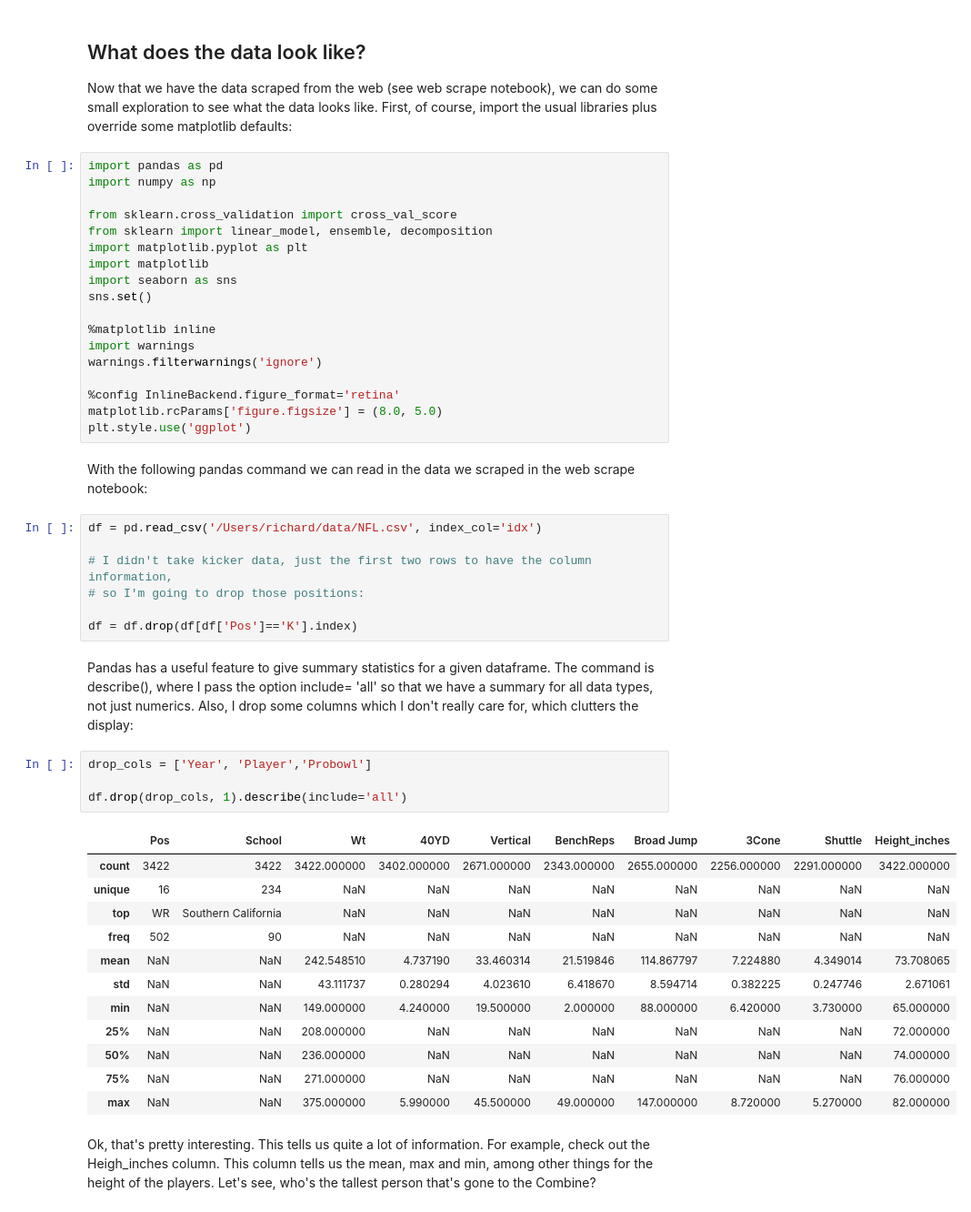
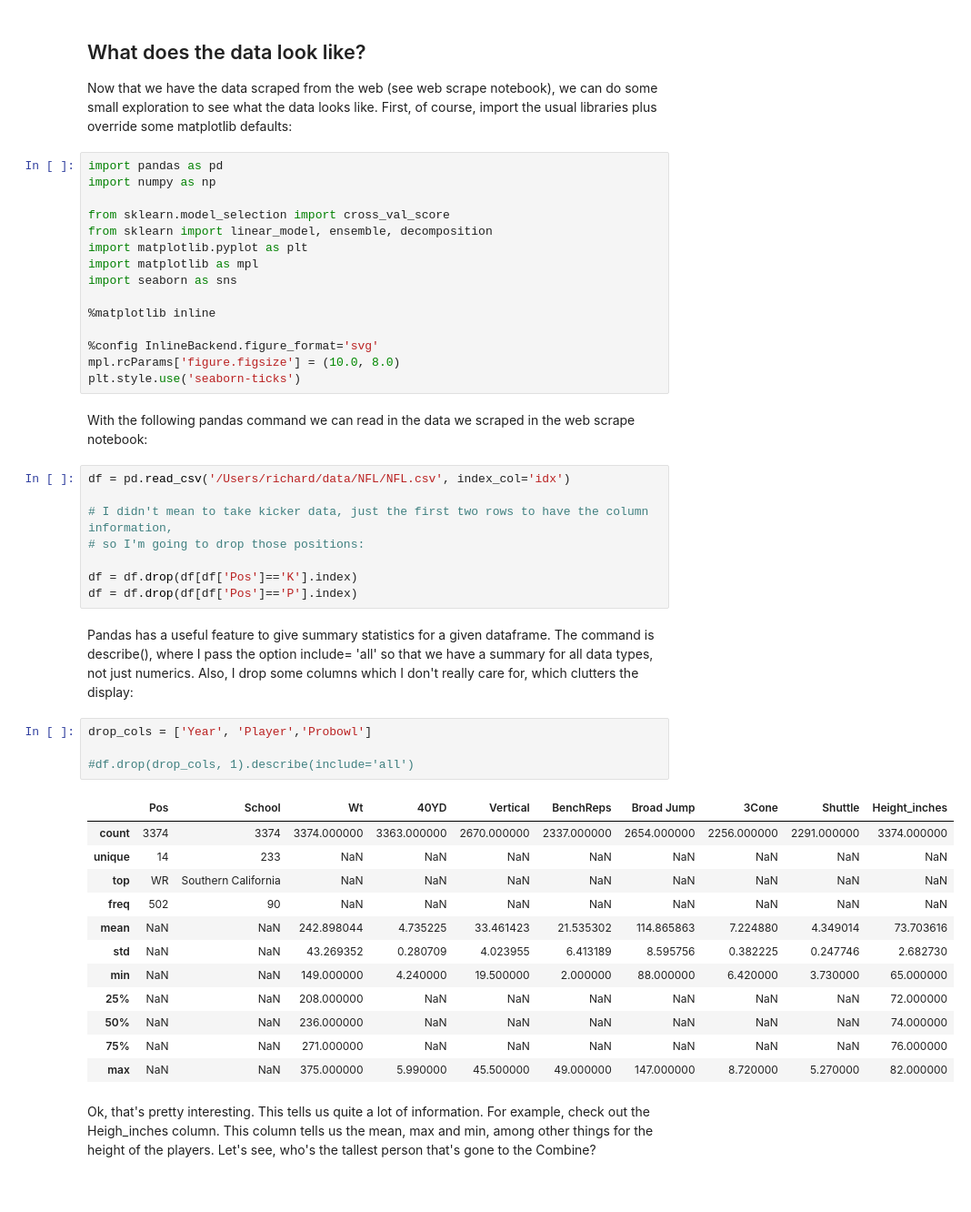
Before and after one commit to richardagalvez/NFLAnalysis, a Jupyter notebook: Data_exploration.ipynb, the cells around one changed output. Shown: that part at 91% size. Drawn from its saved outputs; the diff is of its cells as text.

```diff
--- a/Data_exploration.ipynb
+++ b/Data_exploration.ipynb
@@ -8,43 +8,41 @@ Now that we have the data scraped from the web (see web scrape notebook), we can
 import pandas as pd
 import numpy as np
 
-from sklearn.cross_validation import cross_val_score
+from sklearn.model_selection import cross_val_score
 from sklearn import linear_model, ensemble, decomposition
 import matplotlib.pyplot as plt
-import matplotlib
+import matplotlib as mpl
 import seaborn as sns
-sns.set()
 
 %matplotlib inline
-import warnings
-warnings.filterwarnings('ignore')
 
-%config InlineBackend.figure_format='retina'
-matplotlib.rcParams['figure.figsize'] = (8.0, 5.0)
-plt.style.use('ggplot')
+%config InlineBackend.figure_format='svg'
+mpl.rcParams['figure.figsize'] = (10.0, 8.0)
+plt.style.use('seaborn-ticks')
 # %% [markdown]
 With the following pandas command we can read in the data we scraped in the web scrape notebook:
 # %%
-df = pd.read_csv('/Users/richard/data/NFL.csv', index_col='idx')
+df = pd.read_csv('/Users/richard/data/NFL/NFL.csv', index_col='idx')
 
-# I didn't take kicker data, just the first two rows to have the column information,
+# I didn't mean to take kicker data, just the first two rows to have the column information,
 # so I'm going to drop those positions:
 
 df = df.drop(df[df['Pos']=='K'].index)
+df = df.drop(df[df['Pos']=='P'].index)
 # %% [markdown]
 Pandas has a useful feature to give summary statistics for a given dataframe. The command is describe(), where I pass the option include= 'all' so that we have a summary for all data types, not just numerics. Also, I drop some columns which I don't really care for, which clutters the display:
 # %%
 drop_cols = ['Year', 'Player','Probowl']
 
-df.drop(drop_cols, 1).describe(include='all')
+#df.drop(drop_cols, 1).describe(include='all')
 # %% [output]
 |  | Pos | School | Wt | 40YD | Vertical | BenchReps | Broad Jump | 3Cone | Shuttle | Height_inches |
-| count | 3422 | 3422 | 3422.000000 | 3402.000000 | 2671.000000 | 2343.000000 | 2655.000000 | 2256.000000 | 2291.000000 | 3422.000000 |
-| unique | 16 | 234 | NaN | NaN | NaN | NaN | NaN | NaN | NaN | NaN |
+| count | 3374 | 3374 | 3374.000000 | 3363.000000 | 2670.000000 | 2337.000000 | 2654.000000 | 2256.000000 | 2291.000000 | 3374.000000 |
+| unique | 14 | 233 | NaN | NaN | NaN | NaN | NaN | NaN | NaN | NaN |
 | top | WR | Southern California | NaN | NaN | NaN | NaN | NaN | NaN | NaN | NaN |
 | freq | 502 | 90 | NaN | NaN | NaN | NaN | NaN | NaN | NaN | NaN |
-| mean | NaN | NaN | 242.548510 | 4.737190 | 33.460314 | 21.519846 | 114.867797 | 7.224880 | 4.349014 | 73.708065 |
-| std | NaN | NaN | 43.111737 | 0.280294 | 4.023610 | 6.418670 | 8.594714 | 0.382225 | 0.247746 | 2.671061 |
+| mean | NaN | NaN | 242.898044 | 4.735225 | 33.461423 | 21.535302 | 114.865863 | 7.224880 | 4.349014 | 73.703616 |
+| std | NaN | NaN | 43.269352 | 0.280709 | 4.023955 | 6.413189 | 8.595756 | 0.382225 | 0.247746 | 2.682730 |
 | min | NaN | NaN | 149.000000 | 4.240000 | 19.500000 | 2.000000 | 88.000000 | 6.420000 | 3.730000 | 65.000000 |
 | 25% | NaN | NaN | 208.000000 | NaN | NaN | NaN | NaN | NaN | NaN | 72.000000 |
 | 50% | NaN | NaN | 236.000000 | NaN | NaN | NaN | NaN | NaN | NaN | 74.000000 |
```
Also changed, not shown: parts of 7 cells of this notebook.
